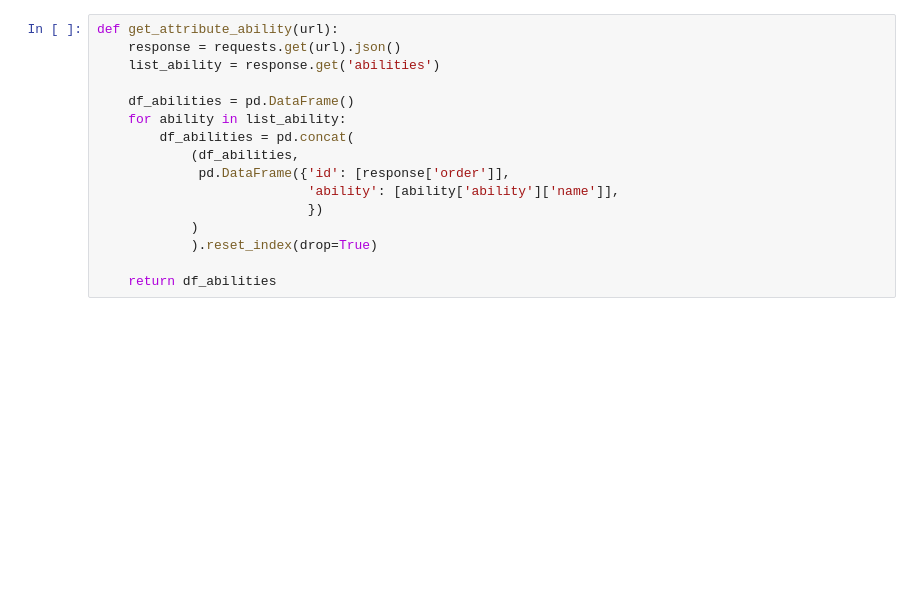
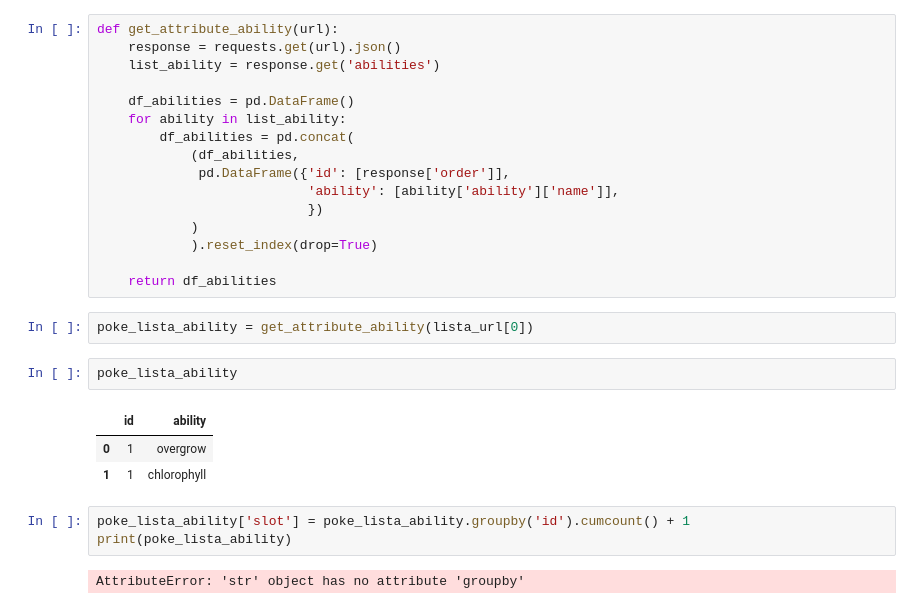
Before and after one commit to BrunoHeuert/CoderHouse-Python, a Jupyter notebook: testes/pokeapi.ipynb, the cells around one changed output. Cells and saved outputs as stored; diff of their text form; blank space fills up the shorter version.

```diff
--- a/testes/pokeapi.ipynb
+++ b/testes/pokeapi.ipynb
@@ -57,3 +251,16 @@ def get_attribute_ability(url):
             ).reset_index(drop=True)
 
     return df_abilities
+# %%
+poke_lista_ability = get_attribute_ability(lista_url[0])
+# %%
+poke_lista_ability
+# %% [output]
+|  | id | ability |
+| 0 | 1 | overgrow |
+| 1 | 1 | chlorophyll |
+# %%
+poke_lista_ability['slot'] = poke_lista_ability.groupby('id').cumcount() + 1
+print(poke_lista_ability)
+# %% [output]
+AttributeError: 'str' object has no attribute 'groupby'
```
Also changed, not shown: parts of 13 cells of this notebook, 2 other files.
